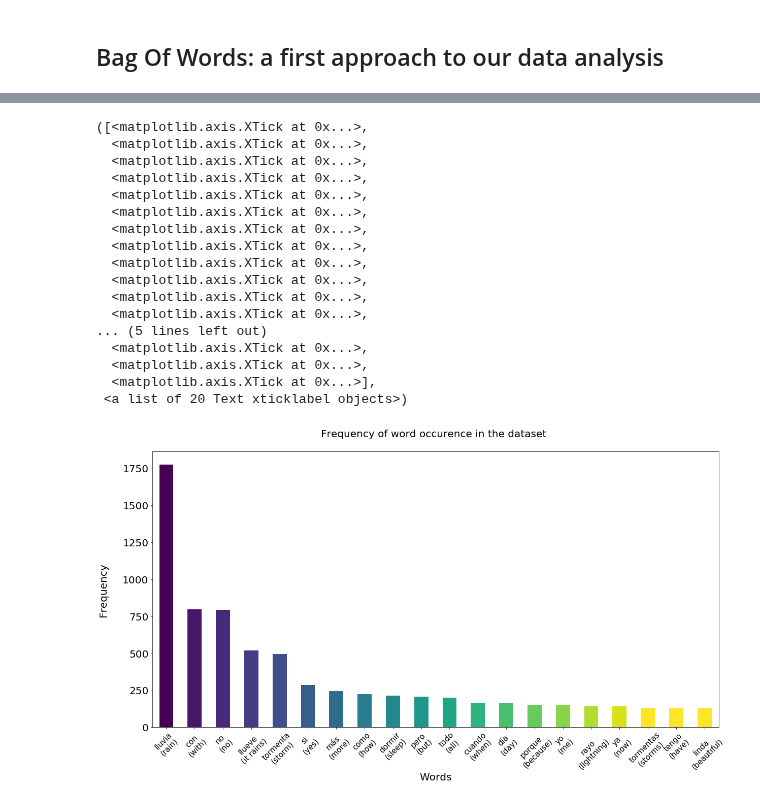
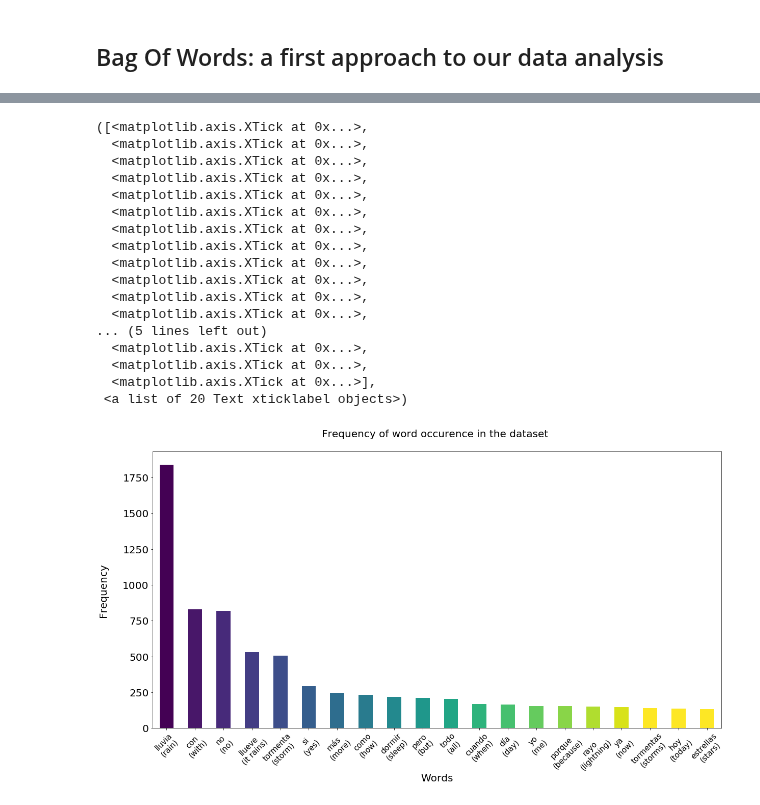
Before and after one commit to agemperador/RELAMPAGO_poster, a Jupyter notebook: GEN_DATASET/tweet_analysis.ipynb, the cells around one changed output, grey strips where cells are left out. Saved outputs shown, nothing was run; the diff lists cells and outputs as text; code cells hidden in the pictures.

```diff
--- a/GEN_DATASET/tweet_analysis.ipynb
+++ b/GEN_DATASET/tweet_analysis.ipynb
@@ -184,29 +184,29 @@ Text(0,0.5,'Frequency \n')
 # %%
 noEmoji = bow(ORT, 'msj_noemoji')
 noEmoji.iloc[0:20].plot(x = 'Diccionario', y = 'Frecuencia', kind = 'bar',figsize=(20,10), fontsize = 20, legend = None, color=plt.cm.viridis(range(0,300,round(300/len(noEmoji.iloc[0:20])))))
 plt.title('Frequency of word occurence in the dataset \n', fontsize = 20)
 plt.xlabel('Words', fontsize = 20)
 plt.ylabel('Frequency \n', fontsize = 20)
-plt.xticks(range(0,20), ['lluvia\n(rain)', 'con\n(with)', 'no\n(no)', 'llueve\n(it rains)', 'tormenta\n(storm)', 'si\n(yes)', 'más\n(more)', 'como\n(how)', 'dormir\n(sleep)', 'pero\n(but)', 'todo\n(all)', 'cuando\n(when)', 'día\n(day)', 'porque\n(because)', 'yo\n(me)', 'rayo\n(lightning)', 'ya\n(now)', 'tormentas\n(storms)', 'tengo\n(have)', 'linda\n(beautiful)'], rotation = 45, fontsize = 15)
+plt.xticks(range(0,20), ['lluvia\n(rain)', 'con\n(with)', 'no\n(no)', 'llueve\n(it rains)', 'tormenta\n(storm)', 'si\n(yes)', 'más\n(more)', 'como\n(how)', 'dormir\n(sleep)', 'pero\n(but)', 'todo\n(all)', 'cuando\n(when)', 'día\n(day)', 'yo\n(me)', 'porque\n(because)', 'rayo\n(lightning)', 'ya\n(now)', 'tormentas\n(storms)', 'hoy\n(today)', 'estrellas\n(stars)'], rotation = 45, fontsize = 15)
 # %% [output]
 ([<matplotlib.axis.XTick at 0x...>,
   <matplotlib.axis.XTick at 0x...>,
   <matplotlib.axis.XTick at 0x...>,
   <matplotlib.axis.XTick at 0x...>,
   <matplotlib.axis.XTick at 0x...>,
   <matplotlib.axis.XTick at 0x...>,
   <matplotlib.axis.XTick at 0x...>,
   <matplotlib.axis.XTick at 0x...>,
   <matplotlib.axis.XTick at 0x...>,
   <matplotlib.axis.XTick at 0x...>,
   <matplotlib.axis.XTick at 0x...>,
   <matplotlib.axis.XTick at 0x...>,
 ... (5 lines left out)
   <matplotlib.axis.XTick at 0x...>,
   <matplotlib.axis.XTick at 0x...>,
   <matplotlib.axis.XTick at 0x...>],
  <a list of 20 Text xticklabel objects>)
-[figure, old version]
+[figure, new version]
 # %%
 esp = bow(ORT, 'msj_esp')
 esp.iloc[0:20].plot(x = 'Diccionario', y = 'Frecuencia', kind = 'bar',figsize=(20,10), fontsize = 20, legend = None, color=plt.cm.viridis(range(0,300,round(300/len(esp.iloc[0:20])))))
```
Also changed, not shown: parts of 10 cells of this notebook, 3 other files.
